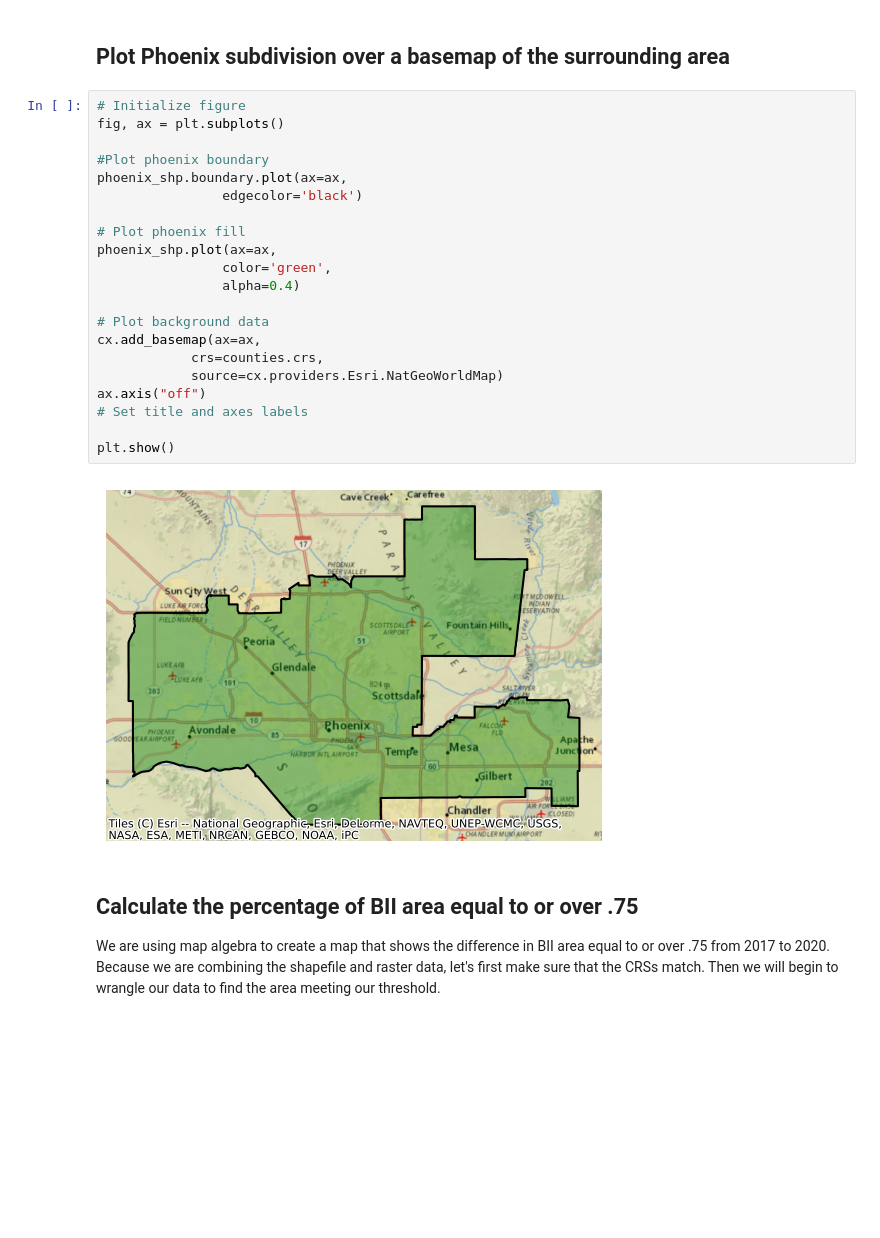
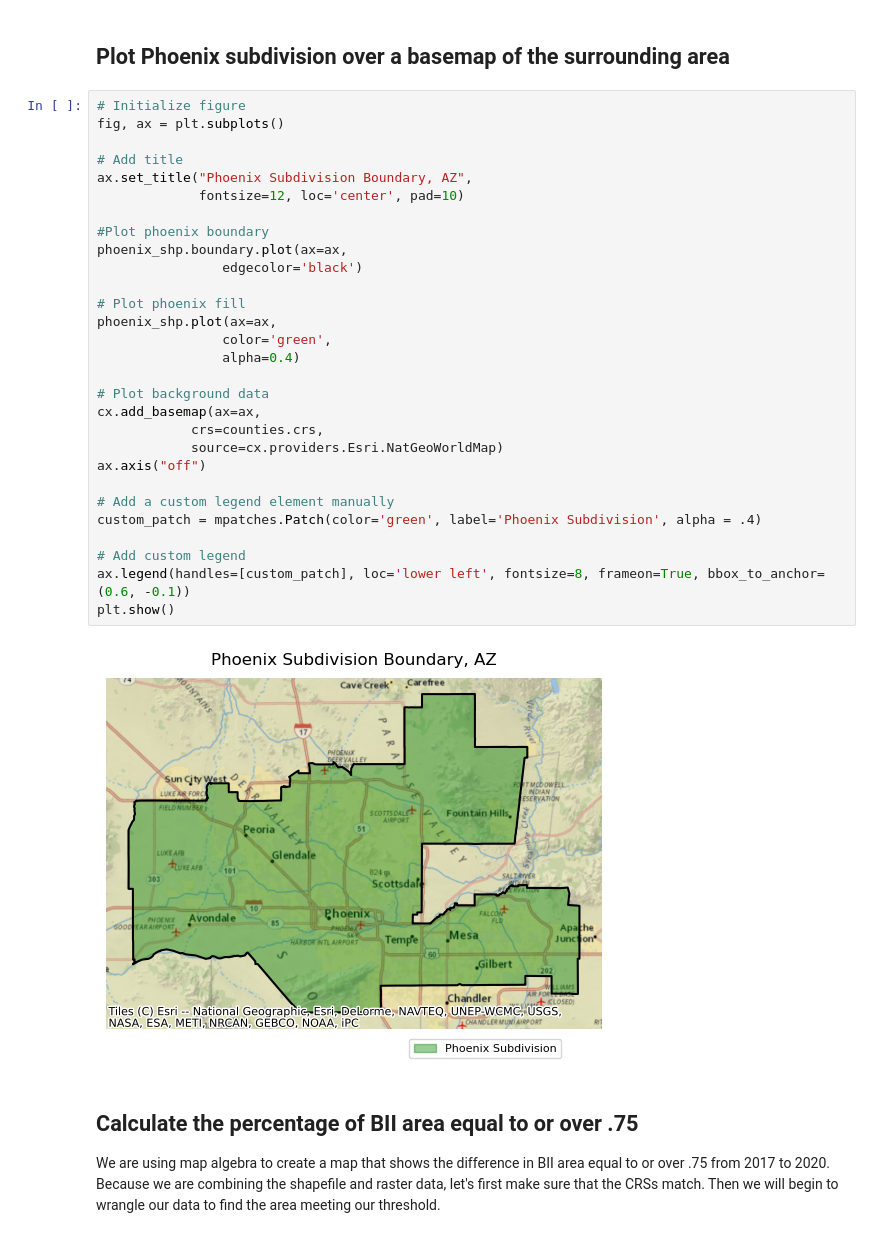
Before and after one commit to emmabeamitchell/Biodiversity_intactness, a Jupyter notebook: biodiversity_intactness.ipynb, the cells around one changed output. Cells and saved outputs as stored; diff of their text form; blank space fills up the shorter version.

```diff
--- a/biodiversity_intactness.ipynb
+++ b/biodiversity_intactness.ipynb
@@ -345,26 +379,34 @@ phoenix_2020 = rioxr.open_rasterio(item_2020.assets['data'].href)
 # %%
 # Initialize figure
 fig, ax = plt.subplots()
+
+# Add title
+ax.set_title("Phoenix Subdivision Boundary, AZ",
+             fontsize=12, loc='center', pad=10)
 
 #Plot phoenix boundary
 phoenix_shp.boundary.plot(ax=ax,
                 edgecolor='black')
 
 # Plot phoenix fill
 phoenix_shp.plot(ax=ax,
                 color='green',
                 alpha=0.4)
 
 # Plot background data
 cx.add_basemap(ax=ax,
             crs=counties.crs,
             source=cx.providers.Esri.NatGeoWorldMap)
 ax.axis("off")
-# Set title and axes labels
 
+# Add a custom legend element manually
+custom_patch = mpatches.Patch(color='green', label='Phoenix Subdivision', alpha = .4)
+
+# Add custom legend
+ax.legend(handles=[custom_patch], loc='lower left', fontsize=8, frameon=True, bbox_to_anchor=(0.6, -0.1))
 plt.show()
 # %% [output]
-[figure, old version]
+[figure, new version]
 # %% [markdown]
 ## Calculate the percentage of BII area equal to or over .75
 
```
Also changed, not shown: parts of 8 cells of this notebook, 1 other file.
